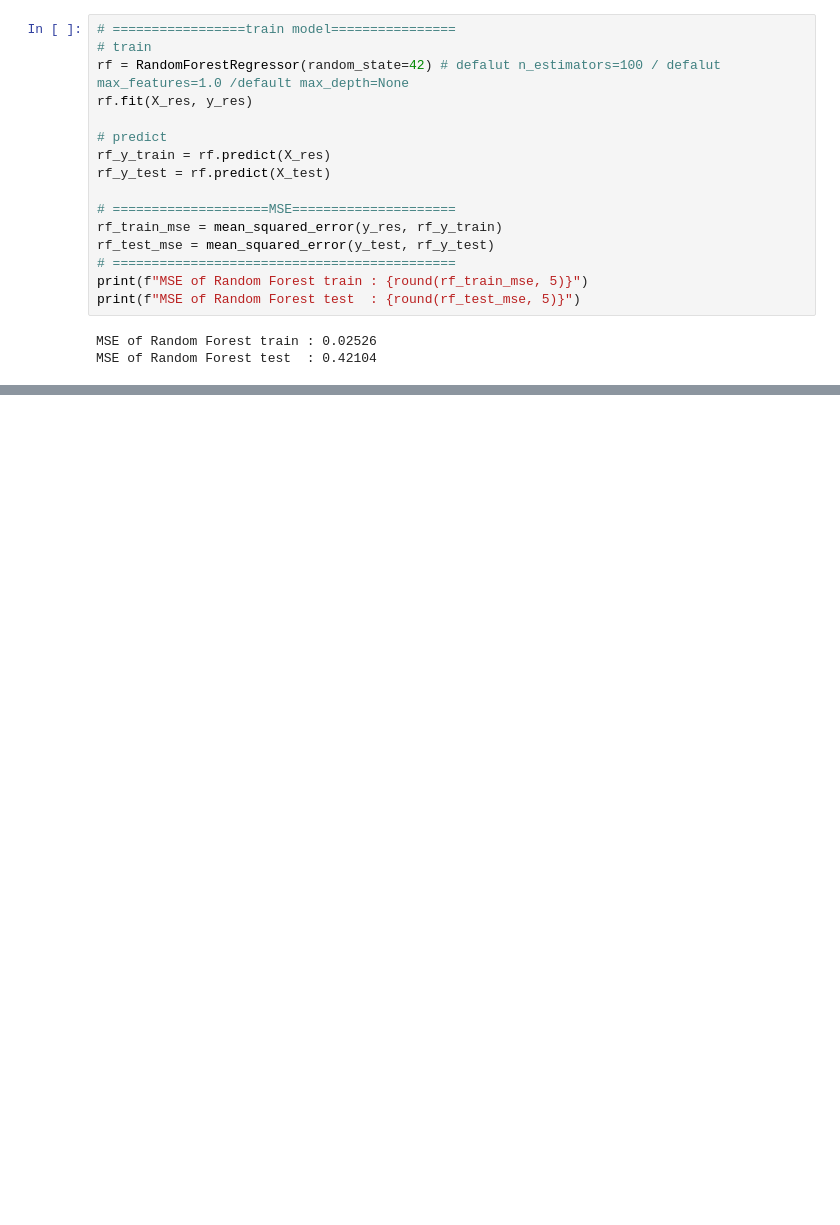
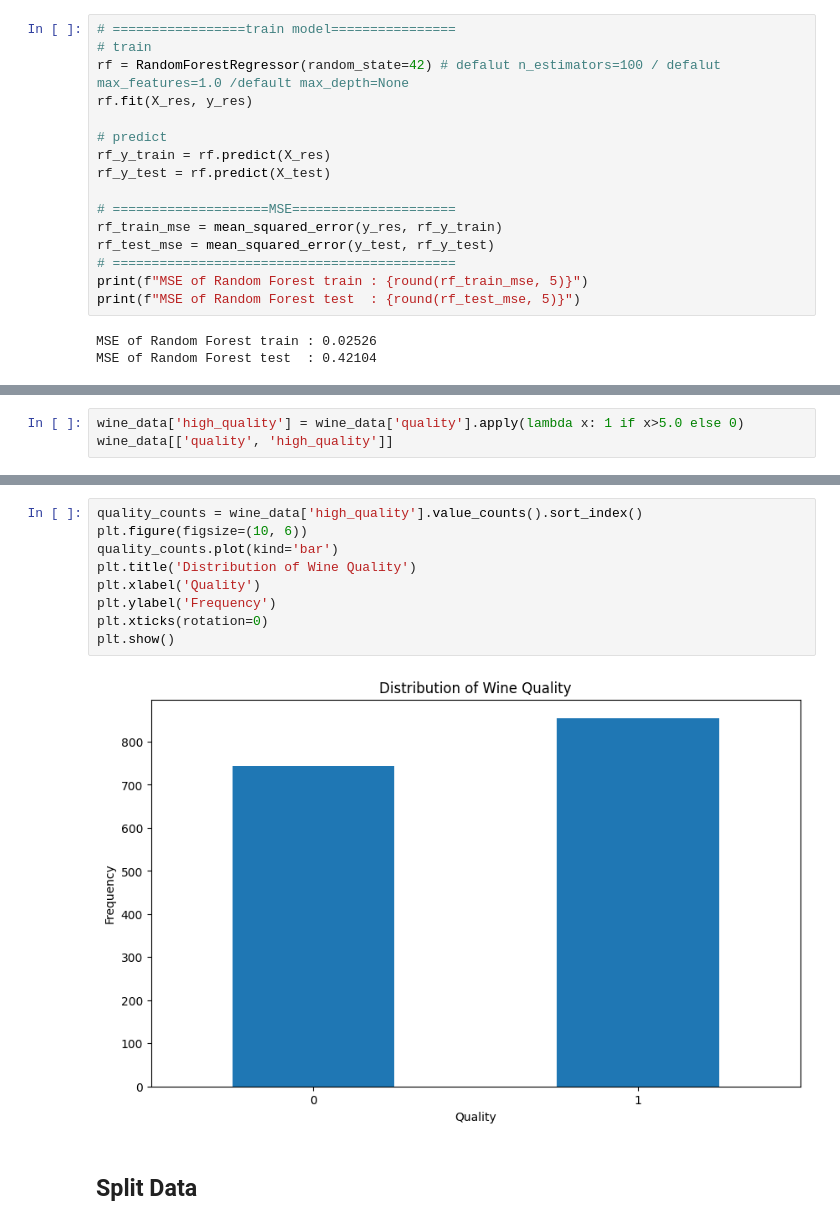
Before and after one commit to YeHoonJang/archive_for_everything, a Jupyter notebook: project_univ/pknu/machine_learning/Assignment_02/assignment_02.ipynb, the cells around one changed output, grey strips where cells are left out. Cells and saved outputs as stored; diff of their text form; blank space fills up the shorter version.

```diff
--- a/project_univ/pknu/machine_learning/Assignment_02/assignment_02.ipynb
+++ b/project_univ/pknu/machine_learning/Assignment_02/assignment_02.ipynb
@@ -635,0 +686,3 @@ print(f"MSE of Kernel SVM test  : {round(kernel_svm_test_mse, 5)}")
+# %%
+wine_data['high_quality'] = wine_data['quality'].apply(lambda x: 1 if x>5.0 else 0)
+wine_data[['quality', 'high_quality']]
@@ -635,0 +703,13 @@ print(f"MSE of Kernel SVM test  : {round(kernel_svm_test_mse, 5)}")
+# %%
+quality_counts = wine_data['high_quality'].value_counts().sort_index()
+plt.figure(figsize=(10, 6))
+quality_counts.plot(kind='bar')
+plt.title('Distribution of Wine Quality')
+plt.xlabel('Quality')
+plt.ylabel('Frequency')
+plt.xticks(rotation=0)
+plt.show()
+# %% [output]
+[figure, added]
+# %% [markdown]
+## Split Data
```
Also changed, not shown: parts of 96 cells of this notebook.
